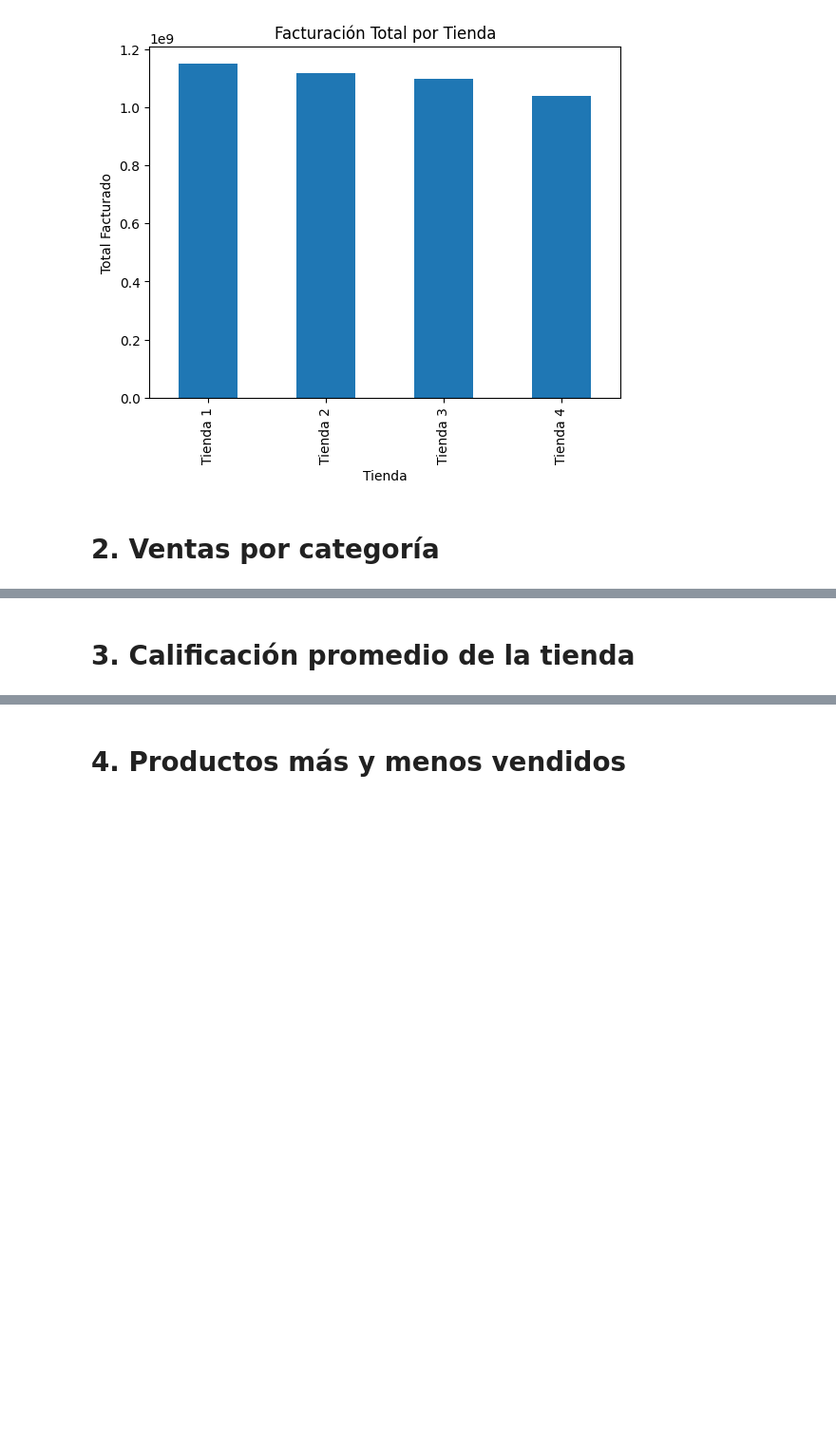
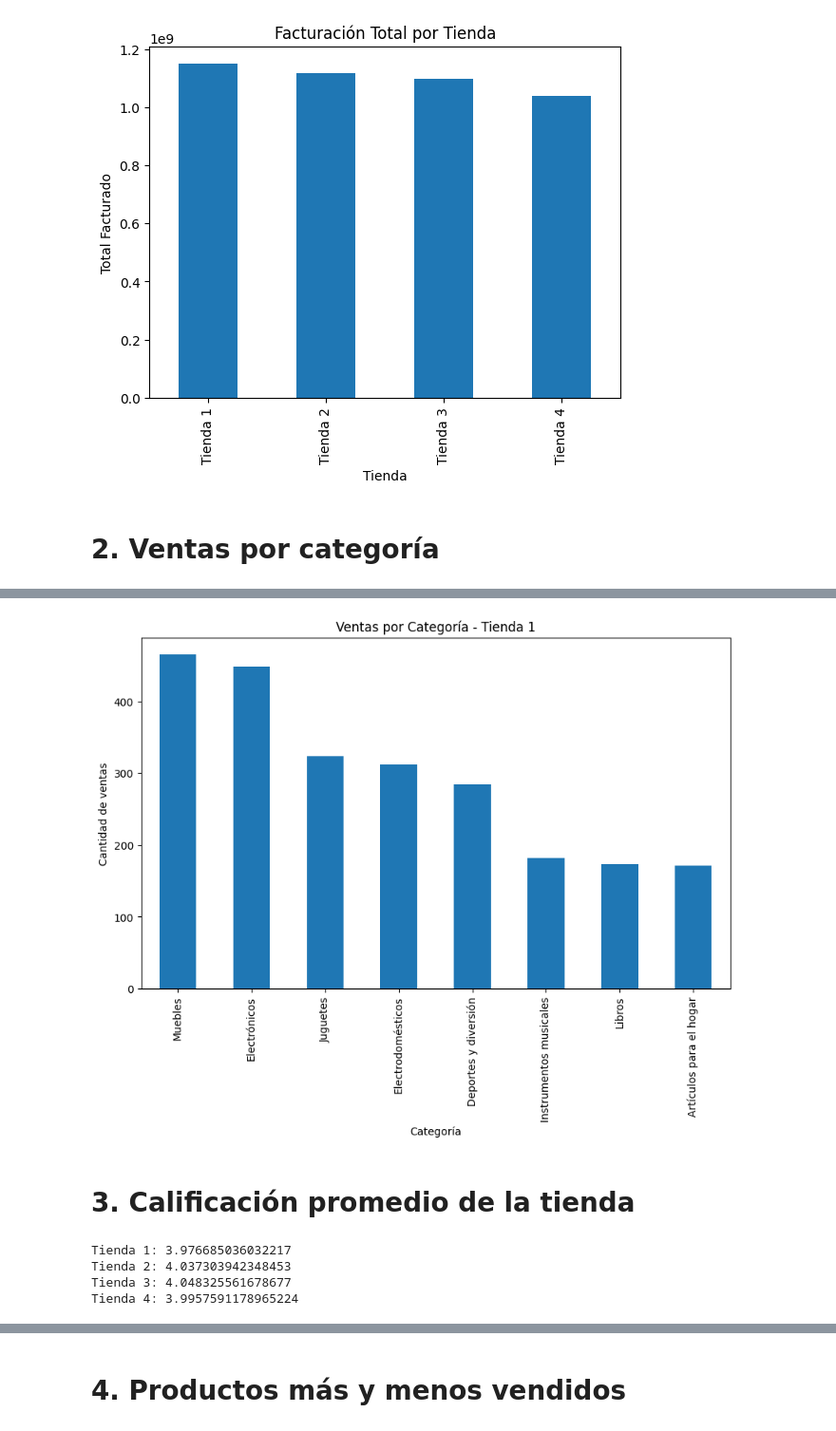
Before and after one commit to Franklin-Custodio/challenge-tiendas, a Jupyter notebook: AluraStoreLatam.ipynb, the cells around one changed output, grey strips where cells are left out. Shown at 95% size. Drawn from its saved outputs; the diff is of its cells as text; code cells hidden in the pictures; blank space fills up the shorter version.

```diff
--- a/AluraStoreLatam.ipynb
+++ b/AluraStoreLatam.ipynb
@@ -56,3 +56,13 @@ plt.show()
 [figure]
 # %% [markdown]
 # 2. Ventas por categoría
+# %%
+categoria1 = tienda["Categoría del Producto"].value_counts()
+categoria2 = tienda2["Categoría del Producto"].value_counts()
+categoria3 = tienda3["Categoría del Producto"].value_counts()
+categoria4 = tienda4["Categoría del Producto"].value_counts()
+
+print(categoria1)
+print(categoria2)
+print(categoria3)
+print(categoria4)
@@ -59,2 +87,25 @@ plt.show()
+# %%
+categoria1.plot(kind="bar", figsize=(10,6))
+plt.title("Ventas por Categoría - Tienda 1")
+plt.xlabel("Categoría")
+plt.ylabel("Cantidad de ventas")
+plt.show()
+# %% [output]
+[figure, added]
 # %% [markdown]
 # 3. Calificación promedio de la tienda
+# %%
+calif1 = tienda["Calificación"].mean()
+calif2 = tienda2["Calificación"].mean()
+calif3 = tienda3["Calificación"].mean()
+calif4 = tienda4["Calificación"].mean()
+
+print("Tienda 1:", calif1)
+print("Tienda 2:", calif2)
+print("Tienda 3:", calif3)
+print("Tienda 4:", calif4)
+# %% [output]
+Tienda 1: 3.976685036032217
+Tienda 2: 4.037303942348453
+Tienda 3: 4.048325561678677
+Tienda 4: 3.9957591178965224
```
Also changed, not shown: parts of 7 cells of this notebook.
